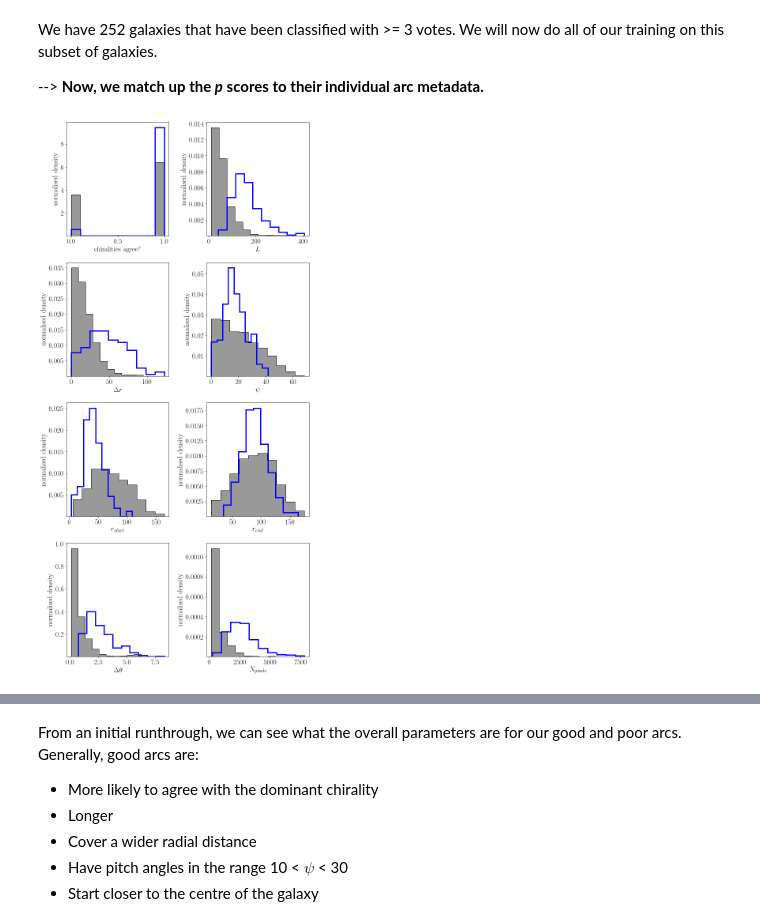
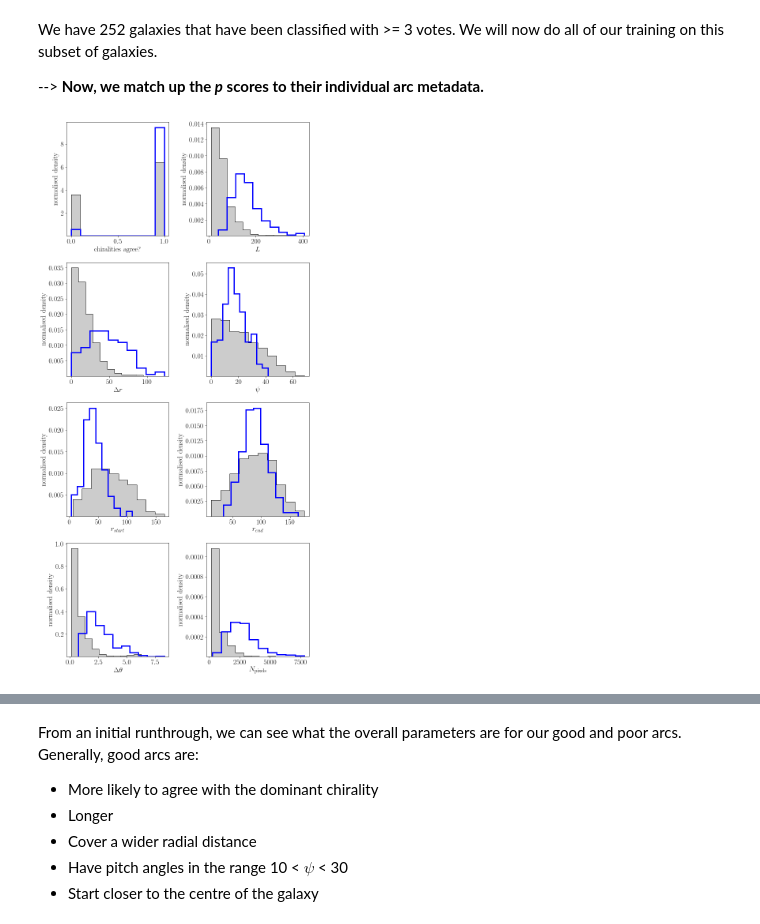
Before and after one commit to RossHart/sparcfire, a Jupyter notebook: panoptes_project/machine_learning.ipynb, the cells around one changed output, grey strips where cells are left out. Drawn from its saved outputs; the diff is of its cells as text; code cells hidden in the pictures.

```diff
--- a/panoptes_project/machine_learning.ipynb
+++ b/panoptes_project/machine_learning.ipynb
@@ -121,45 +121,26 @@ arc_table_spotted = match_arc_scores(arc_table_spotted,spotter_data)
 # %%
 def arc_histogram(ax,data,bins,variable_column,feature_column,
                   p=0.5,p_type='threshold',label='good',xlabel='$L$',
                   color='r',reference=True):
     if p_type is 'threshold':
         good_rows = data[feature_column] >= p
     else:
         good_rows = data[feature_column] == p
     bad_rows = good_rows == False
     good_label = '$p_\mathrm{{{}}}>{} \, (N_\mathrm{{arcs}}={})$'.format(label,p,
                                                            good_rows.sum())
     bad_label = '$p_\mathrm{{{}}}\leq{} \, (N_\mathrm{{arcs}}={})$'.format(label,p,
                                                              bad_rows.sum())
     if reference is True:
         _ = ax.hist(data[variable_column][bad_rows],bins,normed=True,
-                    color='k',alpha=0.4,label=bad_label)
+                    color='k',alpha=0.2,label=bad_label)
         _ = ax.hist(data[variable_column][bad_rows],bins,normed=True,
                     histtype='step',color='k')
     _ = ax.hist(data[variable_column][good_rows],bins,normed=True,
                 histtype='step',color=color,lw=3,label=good_label)
     _ = ax.set_xlabel(xlabel)
     _ = ax.set_ylabel('normalised density')
     #_ = ax.legend(fontsize=15)
     return ax
-
-arc_params = ('chirality_agreement','arc_length','delta_r',
-              'pitch_angle_absolute','r_start','r_end',
-              'relative_theta_end','num_pixels')
-xlabel_list = ('chiralities agree?','$L$','$\Delta r$','$\psi$',
-               '$r_{start}$','$r_{end}$',r'$\Delta \theta$',
-               '$N_\mathrm{pixels}$')
-
-fig, axarr = plt.subplots(4,2,figsize=(10,20))
-axarr = axarr.ravel()
-for a, arc_param in enumerate(arc_params):
-    ax = axarr[a]
-    xlabel = xlabel_list[a]
-    bins = [-0.5,0.5,1.5]
-
-    ax = arc_histogram(ax,arc_table_spotted,None,arc_param,'p_good',
-                       xlabel=xlabel,color='b')
-
-fig.tight_layout()
 # %% [output]
-[figure, old version]
+[figure, new version]
```
Also changed, not shown: parts of 10 cells of this notebook, 10 other files.
